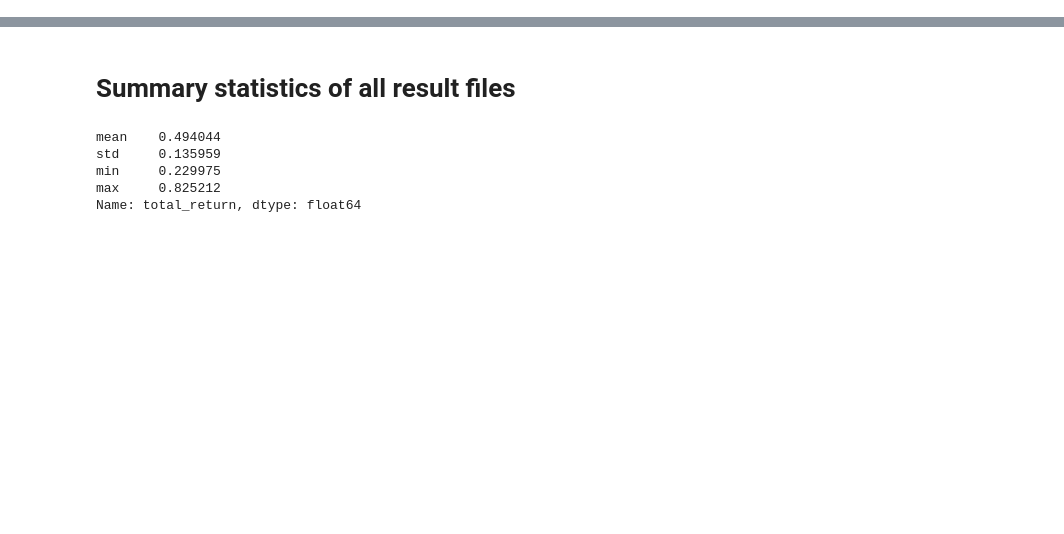
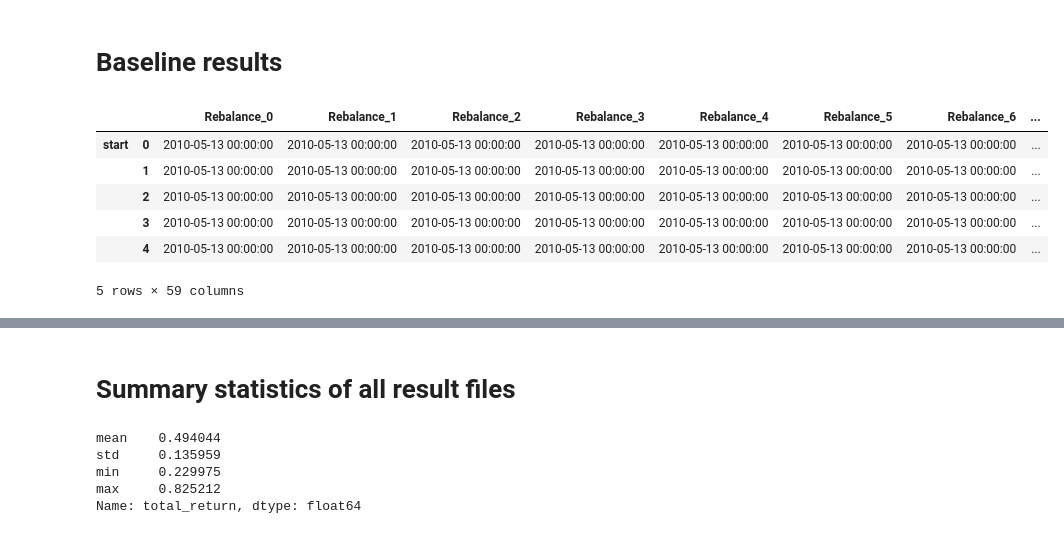
Before and after one commit to kepiej/fundrating, a Jupyter notebook: MultitimeMultimomentRating/ATarnaudData.ipynb, the cells around one changed output, grey strips where cells are left out. Saved outputs shown, nothing was run; the diff lists cells and outputs as text; code cells hidden in the pictures; blank space fills up the shorter version.

```diff
--- a/MultitimeMultimomentRating/ATarnaudData.ipynb
+++ b/MultitimeMultimomentRating/ATarnaudData.ipynb
@@ -3,3 +3,16 @@ from pathlib import Path
 import pandas as pd
 # %%
 RESULTS_PATH = Path.cwd()
+# %% [markdown]
+# Baseline results
+# %%
+totalres = pd.read_excel(RESULTS_PATH / "Baseline_FixedFundSelect.xlsx", index_col=[0,1])
+totalres.head()
+# %% [output]
+|  |  | Rebalance_0 | Rebalance_1 | Rebalance_2 | Rebalance_3 | Rebalance_4 | Rebalance_5 | Rebalance_6 | ... |
+| start | 0 | 2010-05-13 00:00:00 | 2010-05-13 00:00:00 | 2010-05-13 00:00:00 | 2010-05-13 00:00:00 | 2010-05-13 00:00:00 | 2010-05-13 00:00:00 | 2010-05-13 00:00:00 | ... |
+|  | 1 | 2010-05-13 00:00:00 | 2010-05-13 00:00:00 | 2010-05-13 00:00:00 | 2010-05-13 00:00:00 | 2010-05-13 00:00:00 | 2010-05-13 00:00:00 | 2010-05-13 00:00:00 | ... |
+|  | 2 | 2010-05-13 00:00:00 | 2010-05-13 00:00:00 | 2010-05-13 00:00:00 | 2010-05-13 00:00:00 | 2010-05-13 00:00:00 | 2010-05-13 00:00:00 | 2010-05-13 00:00:00 | ... |
+|  | 3 | 2010-05-13 00:00:00 | 2010-05-13 00:00:00 | 2010-05-13 00:00:00 | 2010-05-13 00:00:00 | 2010-05-13 00:00:00 | 2010-05-13 00:00:00 | 2010-05-13 00:00:00 | ... |
+|  | 4 | 2010-05-13 00:00:00 | 2010-05-13 00:00:00 | 2010-05-13 00:00:00 | 2010-05-13 00:00:00 | 2010-05-13 00:00:00 | 2010-05-13 00:00:00 | 2010-05-13 00:00:00 | ... |
+5 rows × 59 columns
```
Also changed, not shown: parts of 2 cells of this notebook, 2 other files.
